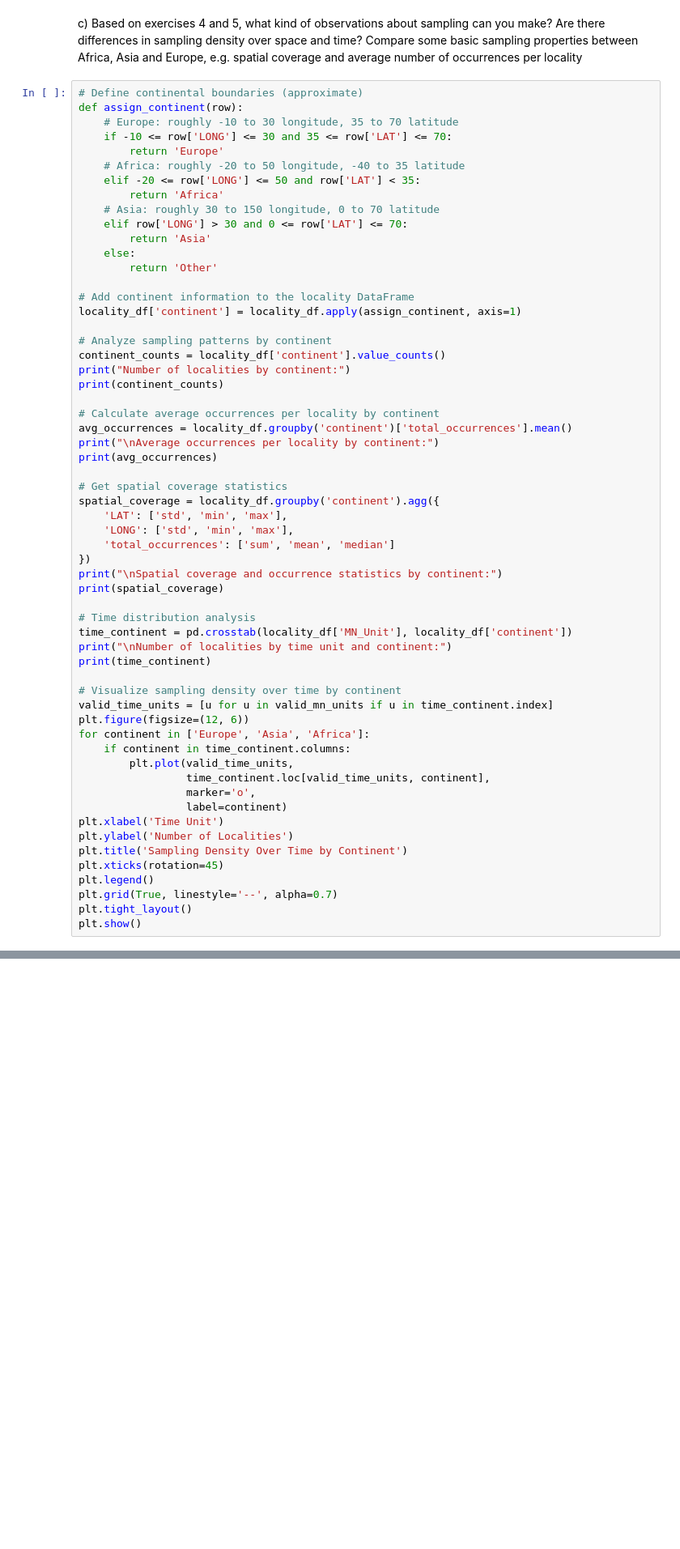
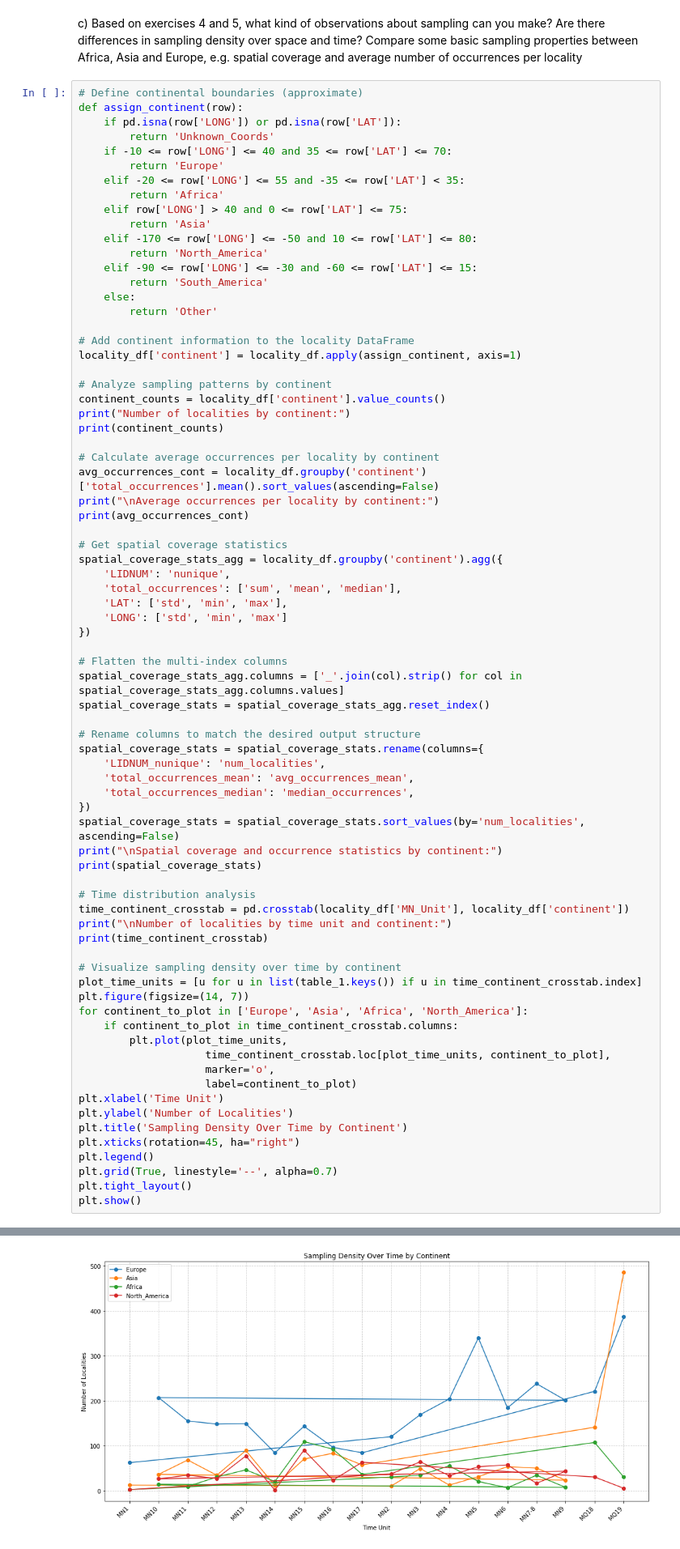
Before and after one commit to otorniko/part09-e01_fossil_analysis, a Jupyter notebook: src/fossil_analysis.ipynb, the cells around one changed output, grey strips where cells are left out. Shown at 81% size. Drawn from its saved outputs; the diff is of its cells as text; blank space fills up the shorter version.

```diff
--- a/src/fossil_analysis.ipynb
+++ b/src/fossil_analysis.ipynb
@@ -398,15 +552,18 @@ locality
 # %%
 # Define continental boundaries (approximate)
 def assign_continent(row):
-    # Europe: roughly -10 to 30 longitude, 35 to 70 latitude
-    if -10 <= row['LONG'] <= 30 and 35 <= row['LAT'] <= 70:
+    if pd.isna(row['LONG']) or pd.isna(row['LAT']):
+        return 'Unknown_Coords'
+    if -10 <= row['LONG'] <= 40 and 35 <= row['LAT'] <= 70:
         return 'Europe'
-    # Africa: roughly -20 to 50 longitude, -40 to 35 latitude
-    elif -20 <= row['LONG'] <= 50 and row['LAT'] < 35:
+    elif -20 <= row['LONG'] <= 55 and -35 <= row['LAT'] < 35:
         return 'Africa'
-    # Asia: roughly 30 to 150 longitude, 0 to 70 latitude
-    elif row['LONG'] > 30 and 0 <= row['LAT'] <= 70:
+    elif row['LONG'] > 40 and 0 <= row['LAT'] <= 75:
         return 'Asia'
+    elif -170 <= row['LONG'] <= -50 and 10 <= row['LAT'] <= 80:
+        return 'North_America'
+    elif -90 <= row['LONG'] <= -30 and -60 <= row['LAT'] <= 15:
+        return 'South_America'
     else:
         return 'Other'
 
@@ -419,38 +576,52 @@ print("Number of localities by continent:")
 print(continent_counts)
 
 # Calculate average occurrences per locality by continent
-avg_occurrences = locality_df.groupby('continent')['total_occurrences'].mean()
+avg_occurrences_cont = locality_df.groupby('continent')['total_occurrences'].mean().sort_values(ascending=False)
 print("\nAverage occurrences per locality by continent:")
-print(avg_occurrences)
+print(avg_occurrences_cont)
 
 # Get spatial coverage statistics
-spatial_coverage = locality_df.groupby('continent').agg({
+spatial_coverage_stats_agg = locality_df.groupby('continent').agg({
+    'LIDNUM': 'nunique',
+    'total_occurrences': ['sum', 'mean', 'median'],
     'LAT': ['std', 'min', 'max'],
-    'LONG': ['std', 'min', 'max'],
-    'total_occurrences': ['sum', 'mean', 'median']
+    'LONG': ['std', 'min', 'max']
 })
+
+# Flatten the multi-index columns
+spatial_coverage_stats_agg.columns = ['_'.join(col).strip() for col in spatial_coverage_stats_agg.columns.values]
+spatial_coverage_stats = spatial_coverage_stats_agg.reset_index()
+
+# Rename columns to match the desired output structure
+spatial_coverage_stats = spatial_coverage_stats.rename(columns={
+    'LIDNUM_nunique': 'num_localities',
+    'total_occurrences_mean': 'avg_occurrences_mean',
+    'total_occurrences_median': 'median_occurrences',
+})
+spatial_coverage_stats = spatial_coverage_stats.sort_values(by='num_localities', ascending=False)
 print("\nSpatial coverage and occurrence statistics by continent:")
-print(spatial_coverage)
+print(spatial_coverage_stats)
 
 # Time distribution analysis
-time_continent = pd.crosstab(locality_df['MN_Unit'], locality_df['continent'])
+time_continent_crosstab = pd.crosstab(locality_df['MN_Unit'], locality_df['continent'])
 print("\nNumber of localities by time unit and continent:")
-print(time_continent)
+print(time_continent_crosstab)
 
 # Visualize sampling density over time by continent
-valid_time_units = [u for u in valid_mn_units if u in time_continent.index]
-plt.figure(figsize=(12, 6))
-for continent in ['Europe', 'Asia', 'Africa']:
-    if continent in time_continent.columns:
-        plt.plot(valid_time_units,
-                 time_continent.loc[valid_time_units, continent],
-                 marker='o',
-                 label=continent)
+plot_time_units = [u for u in list(table_1.keys()) if u in time_continent_crosstab.index]
+plt.figure(figsize=(14, 7))
+for continent_to_plot in ['Europe', 'Asia', 'Africa', 'North_America']:
+    if continent_to_plot in time_continent_crosstab.columns:
+        plt.plot(plot_time_units,
+                    time_continent_crosstab.loc[plot_time_units, continent_to_plot],
+                    marker='o',
+                    label=continent_to_plot)
 plt.xlabel('Time Unit')
 plt.ylabel('Number of Localities')
 plt.title('Sampling Density Over Time by Continent')
-plt.xticks(rotation=45)
+plt.xticks(rotation=45, ha="right")
 plt.legend()
 plt.grid(True, linestyle='--', alpha=0.7)
 plt.tight_layout()
 plt.show()
+# %% [output]
@@ -457,3 +645,4 @@ plt.show()
+[figure, added]
 # %% [markdown]
 Exercise 6. For each locality, look at a ten by ten degrees area (in
 latitude and longitude) centered around the locality. Record the total
```
Also changed, not shown: parts of 23 cells of this notebook, 1 other file.
